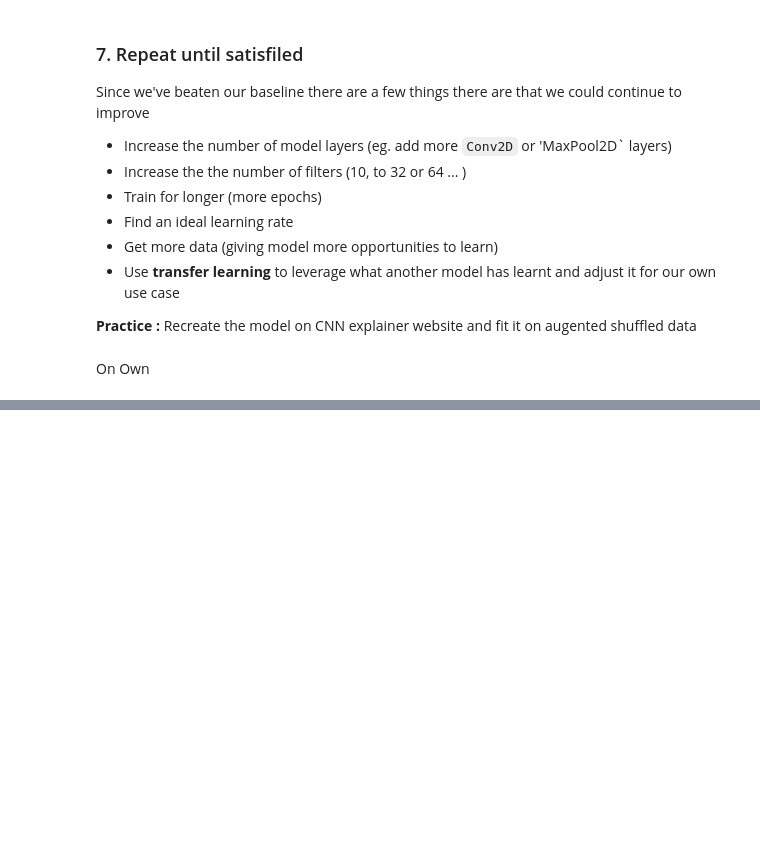
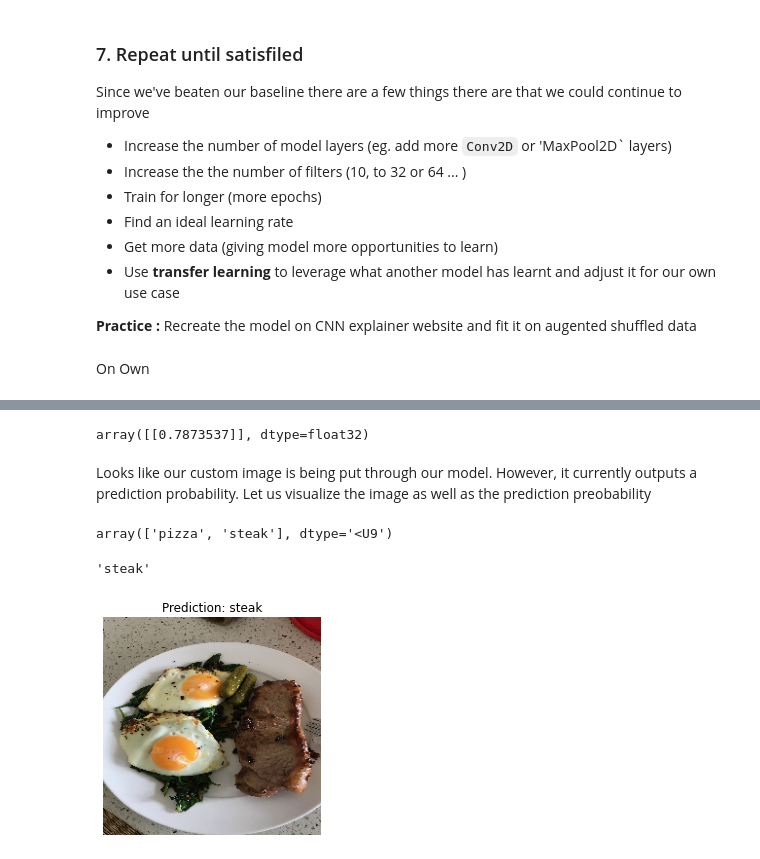
Before and after one commit to shashwat9kumar/ML-And-DataScience, a Jupyter notebook: Tensorflow/03_introduction_to_computer_vision_using_tensorflow.ipynb, the cells around one changed output, grey strips where cells are left out. Saved outputs shown, nothing was run; the diff lists cells and outputs as text; code cells hidden in the pictures; blank space fills up the shorter version.

```diff
--- a/Tensorflow/03_introduction_to_computer_vision_using_tensorflow.ipynb
+++ b/Tensorflow/03_introduction_to_computer_vision_using_tensorflow.ipynb
@@ -1282,0 +1315,21 @@ plot_loss_curve(my_history_1)
+# %%
+# Create a function to import an image and resize it to be able to be used by our mode
+def load_and_prep_image(filename, img_shape=224):
+    """
+    Reads the image from filename and and reshapes it into
+    (img_shape, img_shape, color_channels)
+    """
+
+    # Reads the image
+    img = tf.io.read_file(filename)
+    # Decode the read file into a tensor
+    img = tf.image.decode_image(img)
+    # resize the image
+    img = tf.image.resize(img, size = [img_shape, img_shape])
+    # Rescale the image (get all values between 0 and 1)
+    img = img/255.
+    return img
+# %%
+# Load in and preproecess our custom image
+steak = load_and_prep_image("03-steak.jpeg")
+steak
@@ -1282,0 +1354,2 @@ plot_loss_curve(my_history_1)
+# %%
+pred = model_7.predict(tf.expand_dims(steak, axis=0)) # It will work on a 4 d data (because of a batchsize)
@@ -1282,0 +1358,40 @@ plot_loss_curve(my_history_1)
+# %%
+model_7.predict(expanded_steak)
+# %% [output]
+array([[0.7873537]], dtype=float32)
+# %% [markdown]
+Looks like our custom image is being put through our model. However, it currently outputs a prediction probability. Let us visualize the image as well as the prediction preobability
+# %%
+# Reminding ourselves of the class names
+class_names
+# %% [output]
+array(['pizza', 'steak'], dtype='<U9')
+# %%
+# We can index on the class_names by rounding up the prediction probability and indexing it on the class names
+pred_class = class_names[int(tf.round(pred))]
+pred_class
+# %% [output]
+'steak'
+# %%
+def pred_and_plot(model, filename, class_names=class_names):
+    """
+    Imports an image located at filename, makes a predicton with
+    model and plots the image with predicted class as the title
+    """
+    # Import the target image and preprocess it
+    img = load_and_prep_image(filename)
+
+    # Make a prediction
+    pred = model.predict(tf.expand_dims(img, axis=0))
+
+    # Get the predicted class
+    pred_class = class_names[int(tf.round(pred))]
+
+    # plot the image and the predicted class
+    plt.imshow(img)
+    plt.title(f"Prediction: {pred_class}")
+    plt.axis(False)
+# %%
+pred_and_plot(model_7, "03-steak.jpeg")
+# %% [output]
+[figure, added]
```
Also changed, not shown: parts of 45 cells of this notebook.
